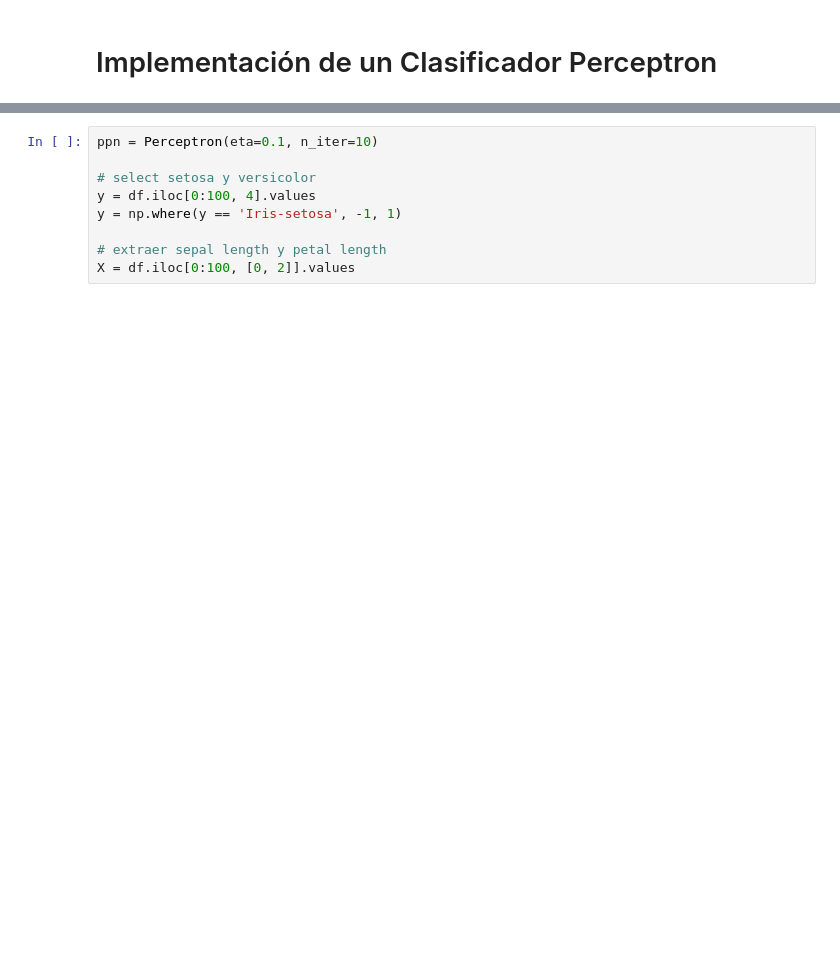
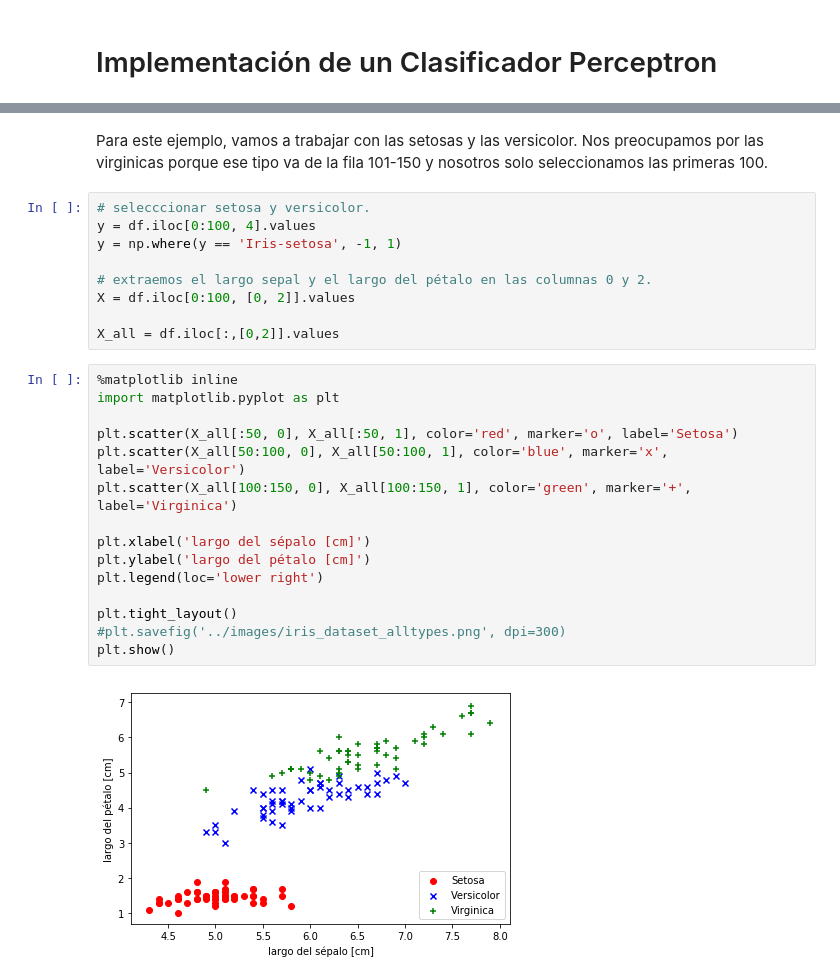
Before and after one commit to llipe/machine-learning, a Jupyter notebook: classifiers/Perceptron.ipynb, the cells around one changed output, grey strips where cells are left out. Saved outputs shown, nothing was run; the diff lists cells and outputs as text; blank space fills up the shorter version.

Commit message:
Se agrega gráfico de los 3 tipos de flores para mostrar la separabilidad lineal

```diff
--- a/classifiers/Perceptron.ipynb
+++ b/classifiers/Perceptron.ipynb
@@ -83,12 +86,31 @@ Iris dataset
 | 147 | 6.5 | 3.0 | 5.2 | 2.0 | Iris-virginica |
 | 148 | 6.2 | 3.4 | 5.4 | 2.3 | Iris-virginica |
 | 149 | 5.9 | 3.0 | 5.1 | 1.8 | Iris-virginica |
+# %% [markdown]
+Para este ejemplo, vamos a trabajar con las setosas y las versicolor. Nos preocupamos por las virginicas porque ese tipo va de la fila 101-150 y nosotros solo seleccionamos las primeras 100.
 # %%
-ppn = Perceptron(eta=0.1, n_iter=10)
-
-# select setosa y versicolor
+# selecccionar setosa y versicolor.
 y = df.iloc[0:100, 4].values
 y = np.where(y == 'Iris-setosa', -1, 1)
 
-# extraer sepal length y petal length
+# extraemos el largo sepal y el largo del pétalo en las columnas 0 y 2.
 X = df.iloc[0:100, [0, 2]].values
+
+X_all = df.iloc[:,[0,2]].values
+# %%
+%matplotlib inline
+import matplotlib.pyplot as plt
+
+plt.scatter(X_all[:50, 0], X_all[:50, 1], color='red', marker='o', label='Setosa')
+plt.scatter(X_all[50:100, 0], X_all[50:100, 1], color='blue', marker='x', label='Versicolor')
+plt.scatter(X_all[100:150, 0], X_all[100:150, 1], color='green', marker='+', label='Virginica')
+
+plt.xlabel('largo del sépalo [cm]')
+plt.ylabel('largo del pétalo [cm]')
+plt.legend(loc='lower right')
+
+plt.tight_layout()
+#plt.savefig('../images/iris_dataset_alltypes.png', dpi=300)
+plt.show()
+# %% [output]
+[figure, added]
```
Also changed, not shown: parts of 8 cells of this notebook, 1 other file.
